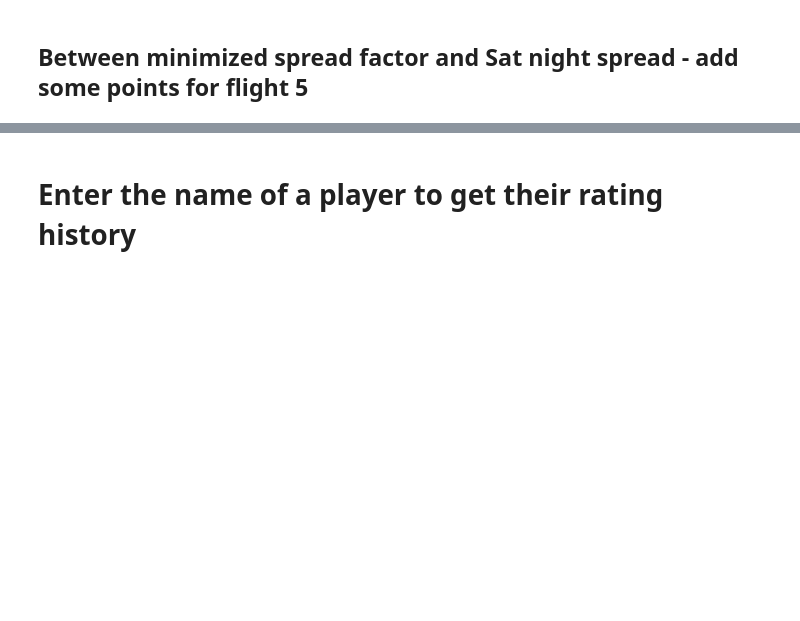
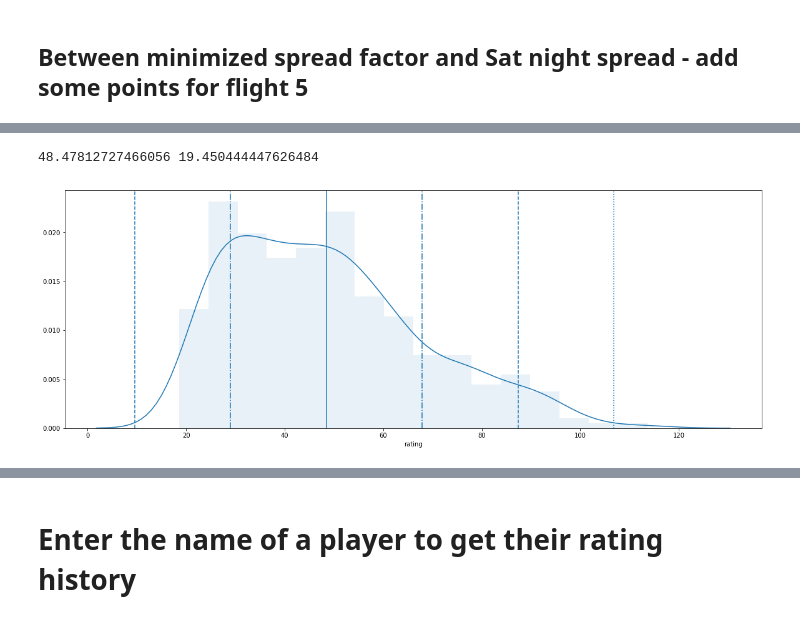
Before and after one commit to mas-dse-mhardist/collegebeachvball, a Jupyter notebook: Updated Rankings.ipynb, the cells around one changed output, grey strips where cells are left out. Saved outputs shown, nothing was run; the diff lists cells and outputs as text; code cells hidden in the pictures; blank space fills up the shorter version.

```diff
--- a/Updated Rankings.ipynb
+++ b/Updated Rankings.ipynb
@@ -718,0 +365,20 @@ Last Rating:87.38756869742092
+# %%
+def plot_top_player_rating_distribution(df_):
+    f =  plt.figure(figsize=(20, 7))
+    sns.distplot( df_['rating'], hist_kws=dict(alpha=.1))
+    #sns.lineplot( df_['rating'])
+    print df_['rating'].mean(), df_['rating'].std()
+    pyplot.axvline(x=df_['rating'].mean())
+    pyplot.axvline(x=df_['rating'].mean()+ df_['rating'].std(), linestyle='-.')
+    pyplot.axvline(x=df_['rating'].mean()- df_['rating'].std(), linestyle='-.')
+    pyplot.axvline(x=df_['rating'].mean()+ 2*df_['rating'].std(), linestyle='--')
+    pyplot.axvline(x=df_['rating'].mean()- 2*df_['rating'].std(), linestyle='--')
+    pyplot.axvline(x=df_['rating'].mean()+ 3*df_['rating'].std(), linestyle=':')
+
+    #sns.lmplot(x=, y=df_['rating'].max())
+    return None #df_
+
+plot_top_player_rating_distribution(df_top_players)
+# %% [output]
+48.47812727466056 19.450444447626484
+[figure, added]
```
Also changed, not shown: parts of 42 cells of this notebook, 5 other files.
